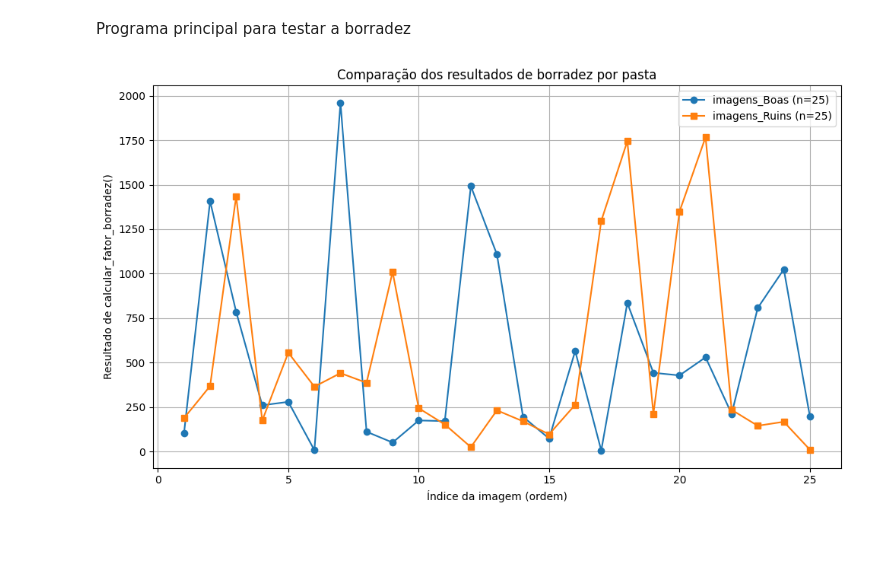
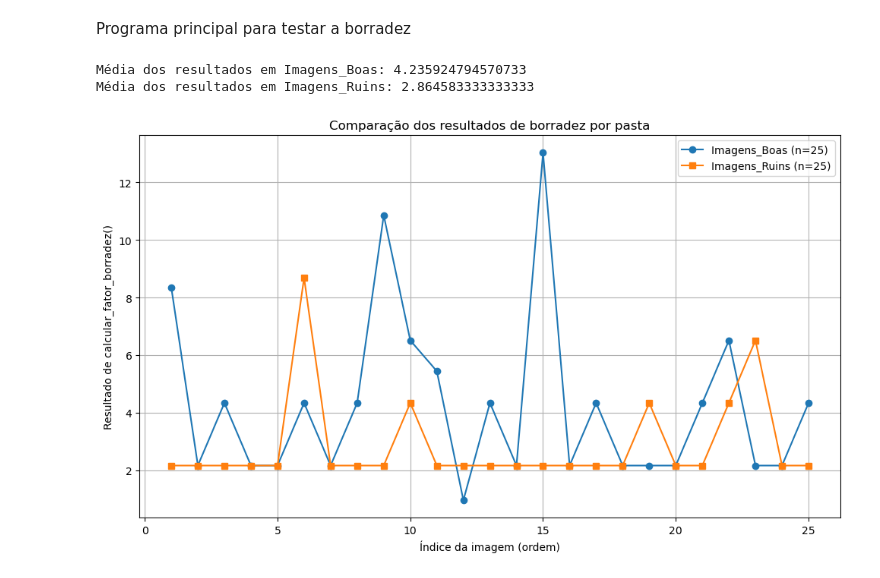
Before and after one commit to eriksonfm/borradez, a Jupyter notebook: teste-01.ipynb, the cells around one changed output. Drawn from its saved outputs; the diff is of its cells as text; code cells hidden in the pictures; blank space fills up the shorter version.

Commit message:
Fator de borradez calculado por correlação substituido por fft pura

```diff
--- a/teste-01.ipynb
+++ b/teste-01.ipynb
@@ -53,20 +53,16 @@ def calcular_fator_borradez(data_or_path):
     f = np.fft.fft2(img_normalizada)
     espectro_potencia = np.abs(f) ** 2
 
-    # Autocorrelação via IFFT do espectro de potência e centralização
-    autocorr = np.real(np.fft.ifft2(espectro_potencia))
-    autocorr_centralizada = np.fft.fftshift(autocorr)
-
     # Métrica: área de pontos acima de 50% do pico (proxy simples para FWHM)
-    pico_maximo = np.max(autocorr_centralizada)
+    pico_maximo = np.max(espectro_potencia)
     if pico_maximo == 0:
         return 0.0
-    area_pico = np.sum(autocorr_centralizada > (0.5 * pico_maximo))
+    area_pico = np.sum(espectro_potencia > (0.5 * pico_maximo))
 
     # Normalizar pela resolução da imagem para tornar a métrica comparável
     altura, largura = img.shape
     area_total_imagem = altura * largura
-    fator_borradez = (area_pico / area_total_imagem) * 10000
+    fator_borradez = (area_pico / area_total_imagem) * 100000
 
     # Retorna valor float (mais alto -> área de pico maior -> imagem mais borrada)
     return float(fator_borradez)
@@ -114,36 +110,40 @@ def run_on_folder(folder_path):
 # Pastas relativas à raiz do projeto (substitua se quiser outros caminhos)
 from pathlib import Path as _P
 project_root = _P('.').resolve()
-folder1 = str(project_root / 'imagens_Boas')
-folder2 = str(project_root / 'imagens_Ruins')
+folder1 = str(project_root / 'Imagens_Boas')
+folder2 = str(project_root / 'Imagens_Ruins')
 
 # Executa processamento nas duas pastas
 res1, names1 = run_on_folder(folder1)
 res2, names2 = run_on_folder(folder2)
 
 # Preparar e plotar
 plt.figure(figsize=(10, 6))
 plotted = False
 # Desenha uma linha por pasta; o eixo x é apenas o índice da imagem na ordem encontrada
 if res1:
     plt.plot(range(1, len(res1) + 1), res1, marker='o', label=f"{Path(folder1).name} (n={len(res1)})")
     plotted = True
+    print(f"Média dos resultados em {Path(folder1).name}: {sum(res1)/len(res1)}")
 else:
     print(f"Nenhuma imagem encontrada em: {folder1}")
 if res2:
     plt.plot(range(1, len(res2) + 1), res2, marker='s', label=f"{Path(folder2).name} (n={len(res2)})")
     plotted = True
+    print(f"Média dos resultados em {Path(folder2).name}: {sum(res2)/len(res2)}")
 else:
     print(f"Nenhuma imagem encontrada em: {folder2}")
 
 # Rótulos e estilo do gráfico
 plt.xlabel('Índice da imagem (ordem)')
 plt.ylabel('Resultado de calcular_fator_borradez()')
 plt.title('Comparação dos resultados de borradez por pasta')
 if plotted:
     plt.legend()
 plt.grid(True)
 plt.tight_layout()
 plt.show()
 # %% [output]
+Média dos resultados em Imagens_Boas: 4.235924794570733
+Média dos resultados em Imagens_Ruins: 2.864583333333333
-[figure, old version]
+[figure, new version]
```
